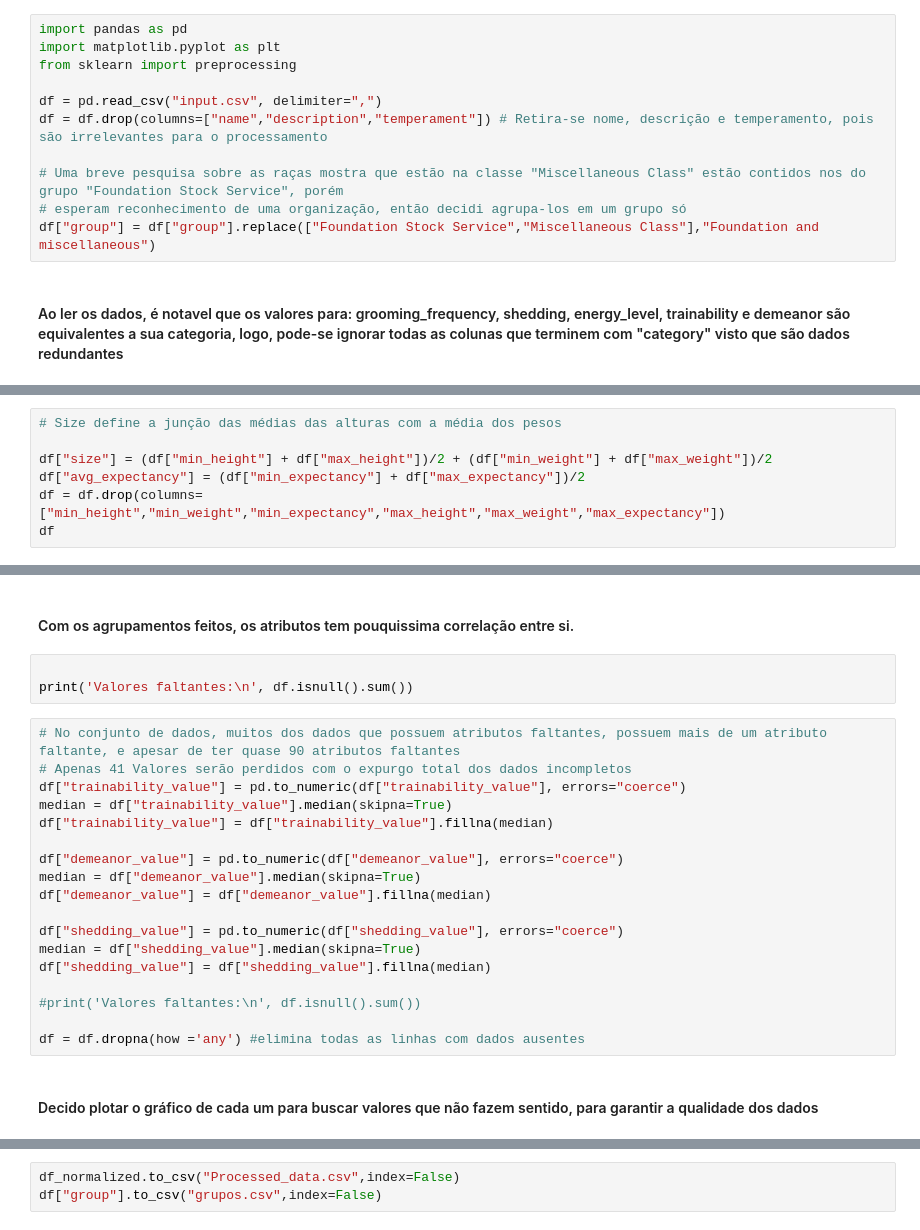
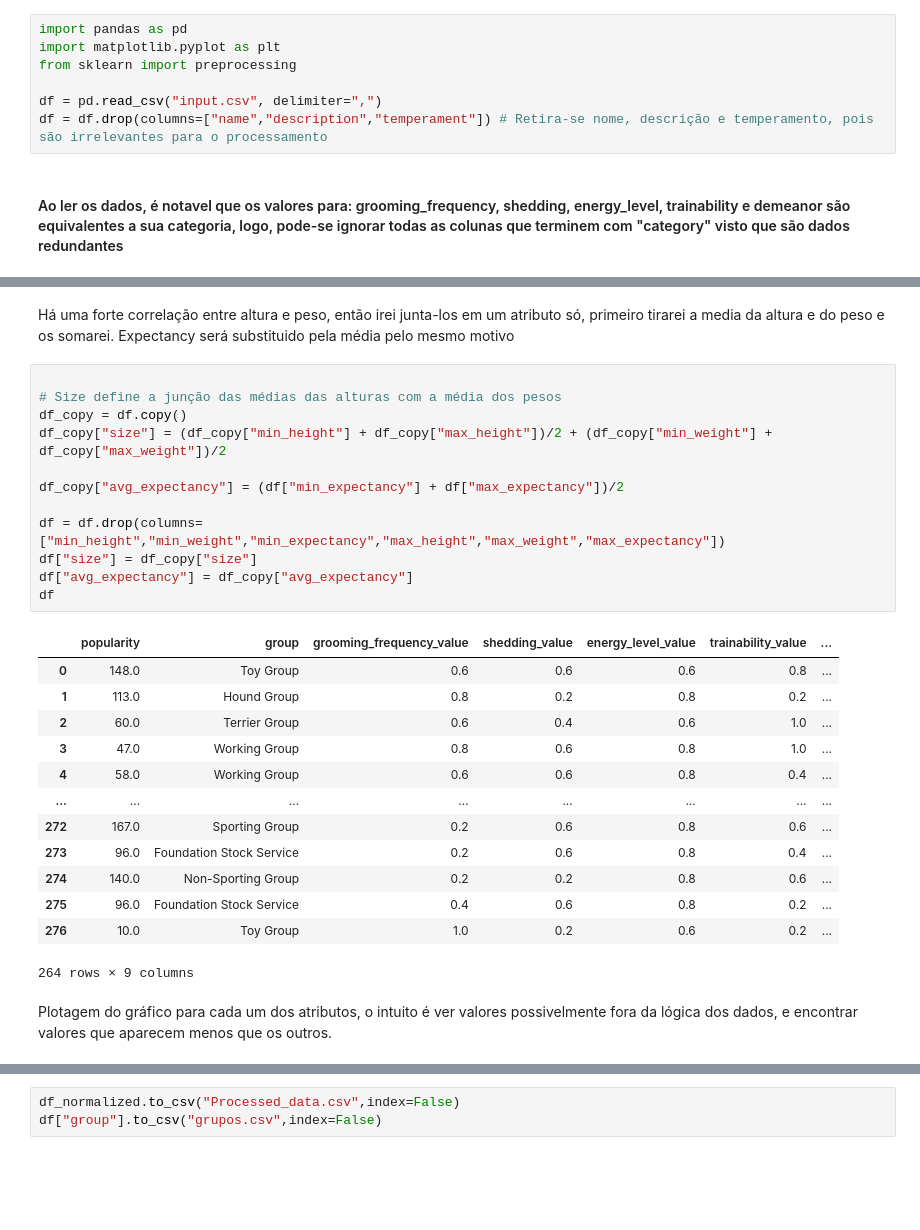
Before and after one commit to a3ylf/Dog_Predictor, a Jupyter notebook: preprocess.ipynb, the cells around one changed output, grey strips where cells are left out. Drawn from its saved outputs; the diff is of its cells as text; blank space fills up the shorter version.

```diff
--- a/preprocess.ipynb
+++ b/preprocess.ipynb
@@ -5,10 +5,6 @@ from sklearn import preprocessing
 
 df = pd.read_csv("input.csv", delimiter=",")
 df = df.drop(columns=["name","description","temperament"]) # Retira-se nome, descrição e temperamento, pois são irrelevantes para o processamento
-
-# Uma breve pesquisa sobre as raças mostra que estão na classe "Miscellaneous Class" estão contidos nos do grupo "Foundation Stock Service", porém
-# esperam reconhecimento de uma organização, então decidi agrupa-los em um grupo só
-df["group"] = df["group"].replace(["Foundation Stock Service","Miscellaneous Class"],"Foundation and miscellaneous")
 # %% [markdown]
 #### Ao ler os dados, é notavel que os valores para: grooming_frequency, shedding, energy_level, trainability e demeanor são equivalentes a sua categoria, logo, pode-se ignorar todas as colunas que terminem com "category" visto que são dados redundantes
 # %%
@@ -34,7 +26,0 @@ corr
-# %%
-# Size define a junção das médias das alturas com a média dos pesos
-
-df["size"] = (df["min_height"] + df["max_height"])/2 + (df["min_weight"] + df["max_weight"])/2
-df["avg_expectancy"] = (df["min_expectancy"] + df["max_expectancy"])/2
-df = df.drop(columns=["min_height","min_weight","min_expectancy","max_height","max_weight","max_expectancy"])
-df
@@ -44,28 +85,34 @@ corr
-# %% [markdown]
-#### Com os agrupamentos feitos, os atributos tem pouquissima correlação entre si.
-# %%
-
-print('Valores faltantes:\n', df.isnull().sum())
-# %%
-# No conjunto de dados, muitos dos dados que possuem atributos faltantes, possuem mais de um atributo faltante, e apesar de ter quase 90 atributos faltantes
-# Apenas 41 Valores serão perdidos com o expurgo total dos dados incompletos
-df["trainability_value"] = pd.to_numeric(df["trainability_value"], errors="coerce")
-median = df["trainability_value"].median(skipna=True)
-df["trainability_value"] = df["trainability_value"].fillna(median)
-
-df["demeanor_value"] = pd.to_numeric(df["demeanor_value"], errors="coerce")
-median = df["demeanor_value"].median(skipna=True)
-df["demeanor_value"] = df["demeanor_value"].fillna(median)
-
-df["shedding_value"] = pd.to_numeric(df["shedding_value"], errors="coerce")
-median = df["shedding_value"].median(skipna=True)
-df["shedding_value"] = df["shedding_value"].fillna(median)
-
-#print('Valores faltantes:\n', df.isnull().sum())
-
-df = df.dropna(how ='any') #elimina todas as linhas com dados ausentes
-# %% [markdown]
-#### Decido plotar o gráfico de cada um para buscar valores que não fazem sentido, para garantir a qualidade dos dados
+# %% [markdown]
+Há uma forte correlação entre altura e peso, então irei junta-los em um atributo só, primeiro tirarei a media da altura e do peso e os somarei.
+Expectancy será substituido pela média pelo mesmo motivo
+# %%
+
+# Size define a junção das médias das alturas com a média dos pesos
+df_copy = df.copy()
+df_copy["size"] = (df_copy["min_height"] + df_copy["max_height"])/2 + (df_copy["min_weight"] + df_copy["max_weight"])/2
+
+df_copy["avg_expectancy"] = (df["min_expectancy"] + df["max_expectancy"])/2
+
+df = df.drop(columns=["min_height","min_weight","min_expectancy","max_height","max_weight","max_expectancy"])
+df["size"] = df_copy["size"]
+df["avg_expectancy"] = df_copy["avg_expectancy"]
+df
+# %% [output]
+|  | popularity | group | grooming_frequency_value | shedding_value | energy_level_value | trainability_value | ... |
+| 0 | 148.0 | Toy Group | 0.6 | 0.6 | 0.6 | 0.8 | ... |
+| 1 | 113.0 | Hound Group | 0.8 | 0.2 | 0.8 | 0.2 | ... |
+| 2 | 60.0 | Terrier Group | 0.6 | 0.4 | 0.6 | 1.0 | ... |
+| 3 | 47.0 | Working Group | 0.8 | 0.6 | 0.8 | 1.0 | ... |
+| 4 | 58.0 | Working Group | 0.6 | 0.6 | 0.8 | 0.4 | ... |
+| ... | ... | ... | ... | ... | ... | ... | ... |
+| 272 | 167.0 | Sporting Group | 0.2 | 0.6 | 0.8 | 0.6 | ... |
+| 273 | 96.0 | Foundation Stock Service | 0.2 | 0.6 | 0.8 | 0.4 | ... |
+| 274 | 140.0 | Non-Sporting Group | 0.2 | 0.2 | 0.8 | 0.6 | ... |
+| 275 | 96.0 | Foundation Stock Service | 0.4 | 0.6 | 0.8 | 0.2 | ... |
+| 276 | 10.0 | Toy Group | 1.0 | 0.2 | 0.6 | 0.2 | ... |
+264 rows × 9 columns
+# %% [markdown]
+Plotagem do gráfico para cada um dos atributos, o intuito é ver valores possivelmente fora da lógica dos dados, e encontrar valores que aparecem menos que os outros.
 # %%
 for column in df.columns:
     plt.figure()
```
Also changed, not shown: parts of 16 cells of this notebook, 5 other files.
